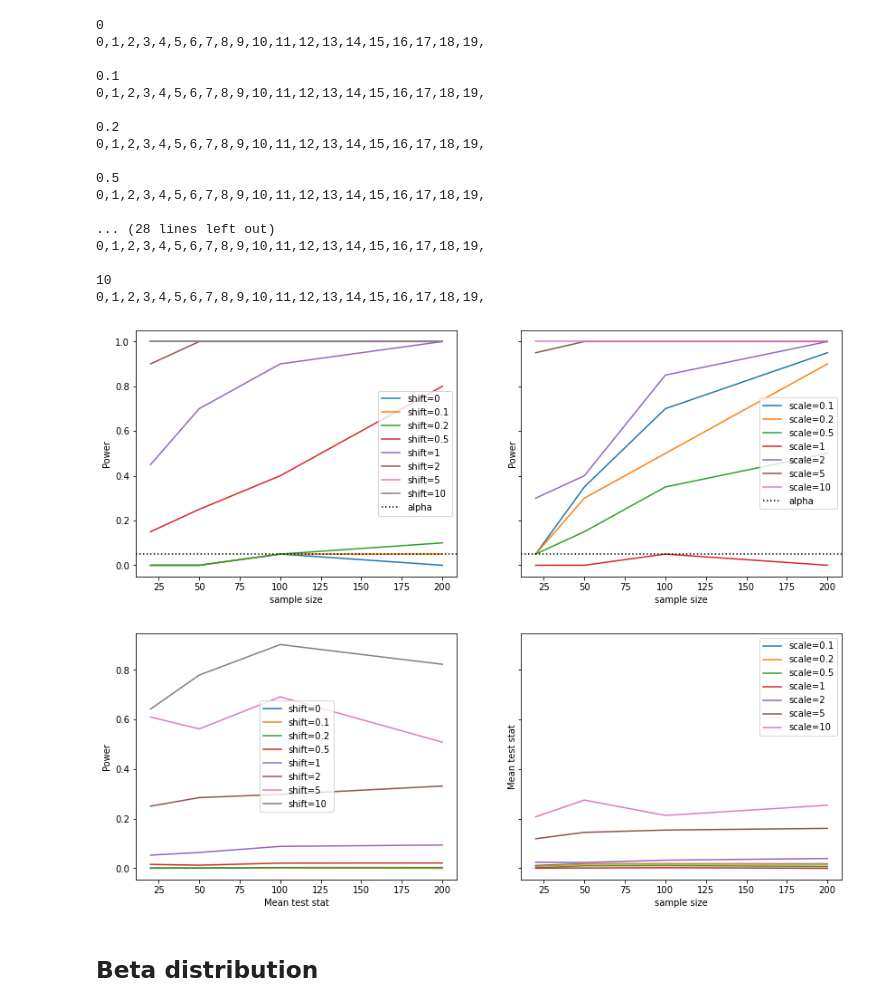
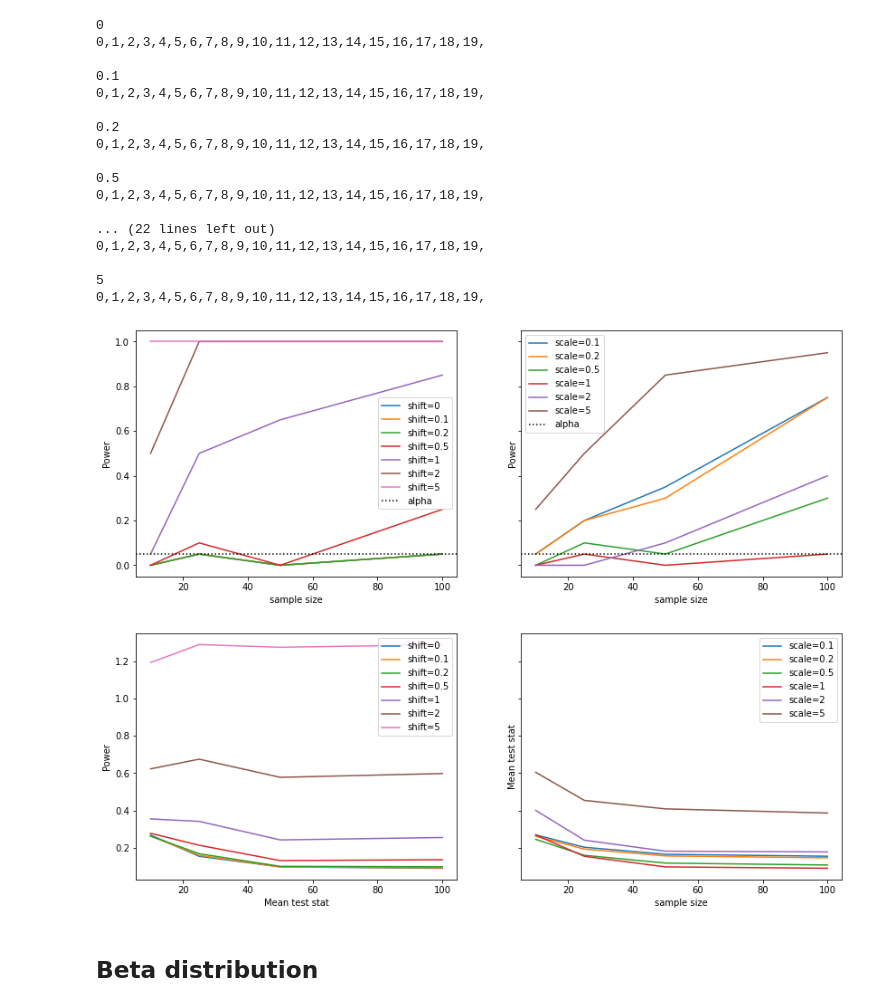
Before and after one commit to rflperry/sparse_shift, a Jupyter notebook: notebooks/03-kcd_benchmarking.ipynb, the cells around one changed output. Drawn from its saved outputs; the diff is of its cells as text; code cells hidden in the pictures.

```diff
--- a/notebooks/03-kcd_benchmarking.ipynb
+++ b/notebooks/03-kcd_benchmarking.ipynb
@@ -36,10 +38,10 @@ plt.show()
 # %%
-ns = [20, 50, 100, 200]
+ns = np.asarray([20, 50, 100, 200]) // 2
 n_reps = 100
 n_jobs = -2
 n_power_reps = 20
-shifts = [0, 0.1, 0.2, 0.5, 1, 2, 5, 10]
-scales = [0.1, 0.2, 0.5, 1, 2, 5, 10]
+shifts = [0, 0.1, 0.2, 0.5, 1, 2, 5]
+scales = [0.1, 0.2, 0.5, 1, 2, 5]
 # %%
 shift_pvals = []
 shift_stats = []
@@ -52,9 +54,9 @@ for shift in shifts:
         print(prep, end=', ')
         for n in ns:
             X, y = simulate_data(n=n, shift=shift, random_state=prep)
-            stat, pvalue = KCDCV(n_jobs=n_jobs).test(
+            stat, pvalue = KCD(n_jobs=n_jobs).test(
                     X[:, :1], X[:, 1:], y,
-                    reps=n_reps, fast_pvalue=True)
+                    reps=n_reps)
             shift_pvals.append(pvalue)
             shift_stats.append(stat)
     print('\n')
@@ -67,9 +69,9 @@ for scale in scales:
         print(prep, end=', ')
         for n in ns:
             X, y = simulate_data(n=n, scale=scale, random_state=prep)
-            stat, pvalue = KCDCV(n_jobs=n_jobs).test(
+            stat, pvalue = KCD(n_jobs=n_jobs).test(
                     X[:, :1], X[:, 1:], y,
-                    reps=n_reps, fast_pvalue=True)
+                    reps=n_reps)
             scale_pvals.append(pvalue)
             scale_stats.append(stat)
     print('\n')
@@ -86,9 +88,9 @@ for scale in scales:
 0.5
 0,1,2,3,4,5,6,7,8,9,10,11,12,13,14,15,16,17,18,19,
 
-... (28 lines left out)
+... (22 lines left out)
 0,1,2,3,4,5,6,7,8,9,10,11,12,13,14,15,16,17,18,19,
 
-10
+5
 0,1,2,3,4,5,6,7,8,9,10,11,12,13,14,15,16,17,18,19,
 # %%
@@ -107,30 +109,30 @@ for scale in scales:
 # %%
 alpha = 0.05
 power_plot = np.reshape(shift_pvals, (len(shifts), n_power_reps, len(ns)))
 power_plot = (power_plot <= alpha).mean(axis=1)
 fig, axes = plt.subplots(1, 2, figsize=(14, 5), sharey=True)
 
 ax = axes[0]
 for i, shift in enumerate(shifts):
-    ax.plot(ns, power_plot[i], label=f'shift={shift}')
+    ax.plot(np.asarray(ns), power_plot[i], label=f'shift={shift}')
 ax.axhline(alpha, c='black', ls=':', label='alpha')
 ax.legend()
 ax.set_xlabel('sample size')
 ax.set_ylabel('Power')
 
 power_plot = np.reshape(scale_pvals, (len(scales), n_power_reps, len(ns)))
 power_plot = (power_plot <= alpha).mean(axis=1)
 ax = axes[1]
 for i, scale in enumerate(scales):
-    ax.plot(ns, power_plot[i], label=f'scale={scale}')
+    ax.plot(np.asarray(ns), power_plot[i], label=f'scale={scale}')
 ax.axhline(alpha, c='black', ls=':', label='alpha')
 ax.legend()
 ax.set_xlabel('sample size')
 ax.set_ylabel('Power')
 
 plt.show()
 # %% [output]
-[figure, old version]
+[figure, new version]
 # %%
 alpha = 0.05
 power_plot = np.reshape(shift_stats, (len(shifts), n_power_reps, len(ns)))
@@ -155,7 +157,7 @@ ax.set_ylabel('Mean test stat')
 
 plt.show()
 # %% [output]
-[figure, old version]
+[figure, new version]
 # %% [markdown]
 ## Beta distribution
 # %%
```
Also changed, not shown: parts of 12 cells of this notebook, 12 other files.
